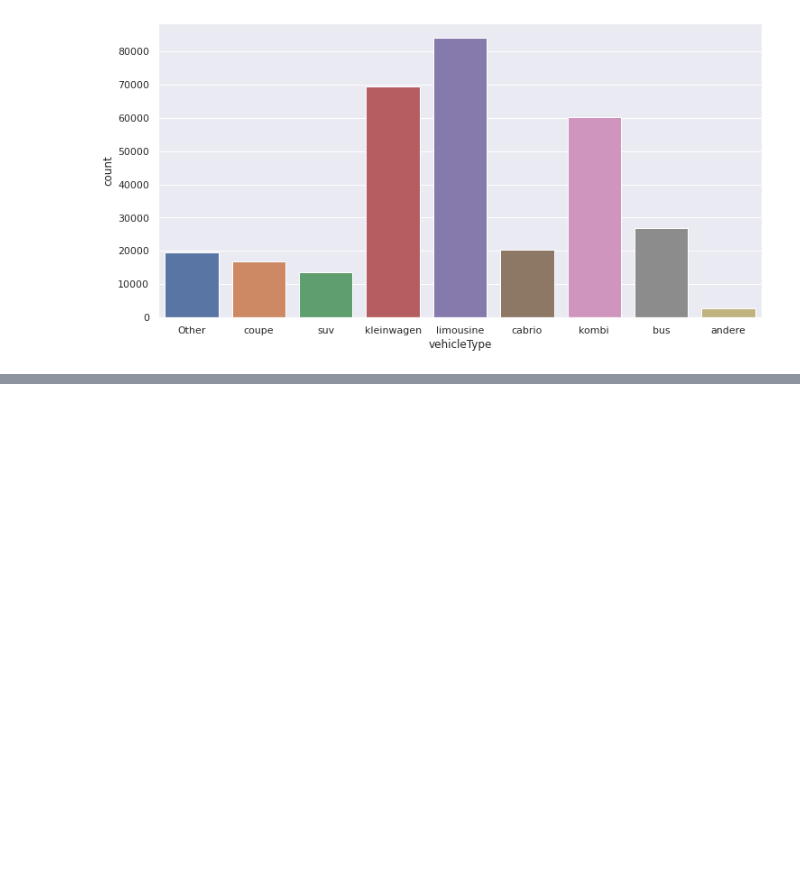
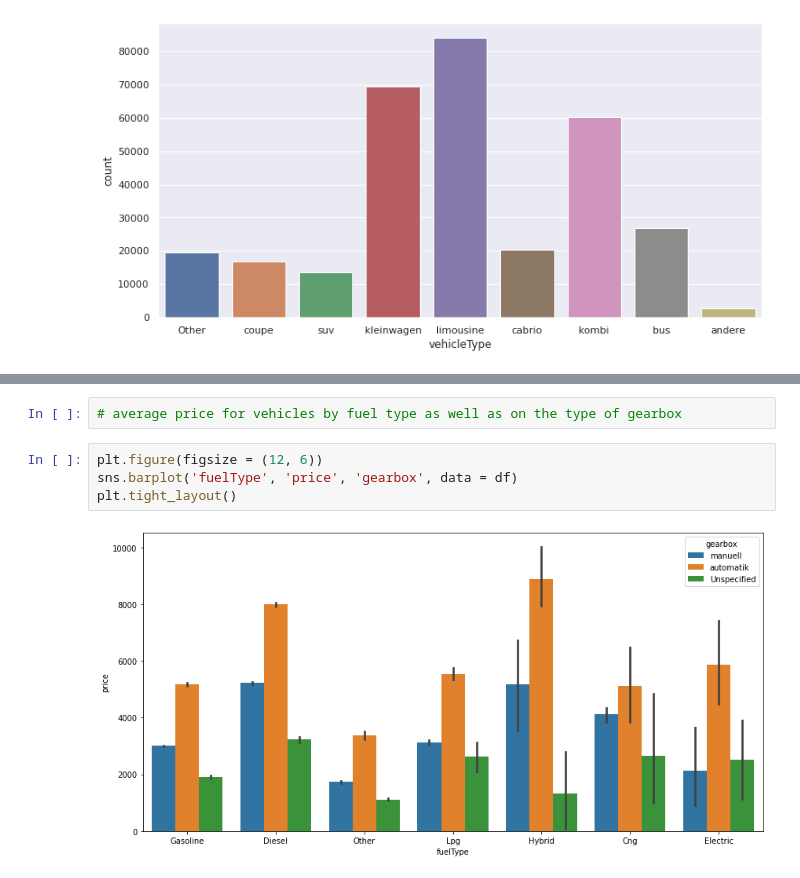
Before and after one commit to hersany/DataScience, a Jupyter notebook: Seaborn/Seaborn Class2.ipynb, the cells around one changed output, grey strips where cells are left out. Cells and saved outputs as stored; diff of their text form; blank space fills up the shorter version.

```diff
--- a/Seaborn/Seaborn Class2.ipynb
+++ b/Seaborn/Seaborn Class2.ipynb
@@ -74,0 +92,8 @@ sns.countplot('vehicleType', data = df)
+# %%
+# average price for vehicles by fuel type as well as on the type of gearbox
+# %%
+plt.figure(figsize = (12, 6))
+sns.barplot('fuelType', 'price', 'gearbox', data = df)
+plt.tight_layout()
+# %% [output]
+[figure, added]
```
Also changed, not shown: parts of 3 cells of this notebook, 1 other file.
